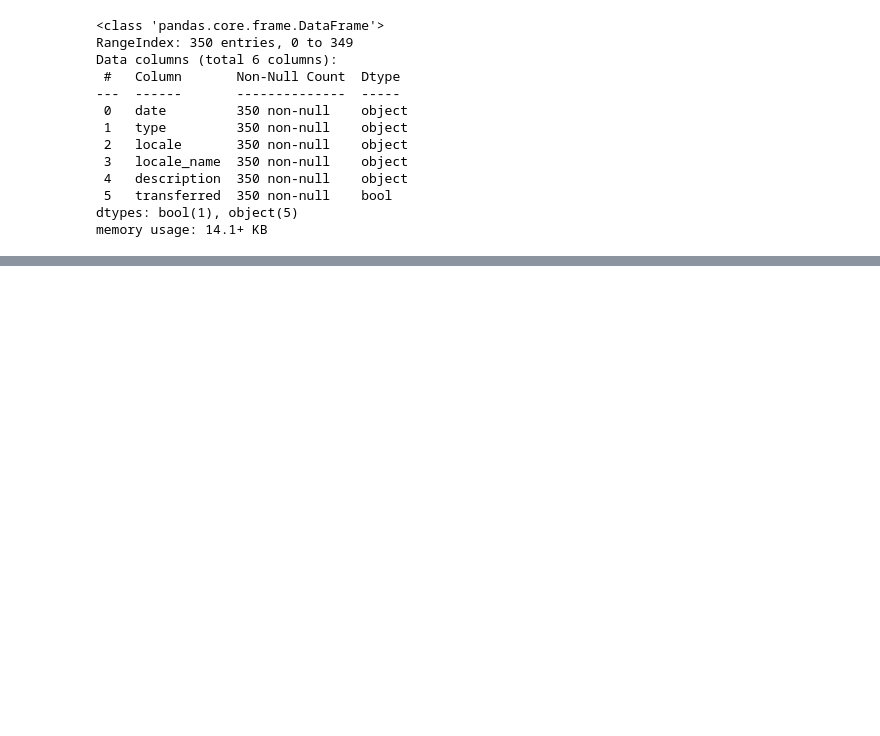
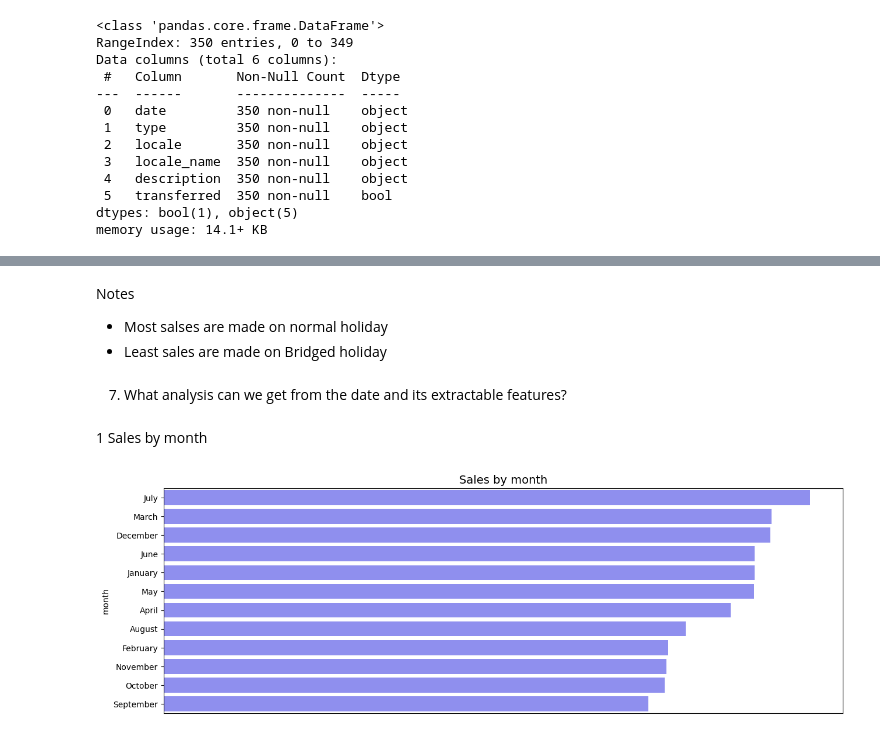
Before and after one commit to Njuraita/Time-Series-Regression-Analysis-Corporation-Favorita-, a Jupyter notebook: Notebooks/main.ipynb, the cells around one changed output, grey strips where cells are left out. Cells and saved outputs as stored; diff of their text form; code cells hidden in the pictures; blank space fills up the shorter version.

```diff
--- a/Notebooks/main.ipynb
+++ b/Notebooks/main.ipynb
@@ -1434,0 +1376,18 @@ dtype: int64
+# %% [markdown]
+Notes
+- Most salses are made on normal holiday
+- Least sales are made on Bridged holiday
+# %% [markdown]
+7. What analysis can we get from the date and its extractable features?
+# %% [markdown]
+1 Sales by month
+# %%
+# Plotting a bar plot to show total sales by month
+sales_by_month = df_train_cp.groupby('month')['sales'].sum().sort_values(ascending=False)
+plt.figure(figsize=(15, 5))
+av = sns.barplot(y=sales_by_month.index, x=sales_by_month.values, color='blue', alpha=0.5,)
+plt.xticks([])
+plt.title('Sales by month', fontsize=14)
+plt.show()
+# %% [output]
+[figure, added]
```
Also changed, not shown: parts of 51 cells of this notebook.
